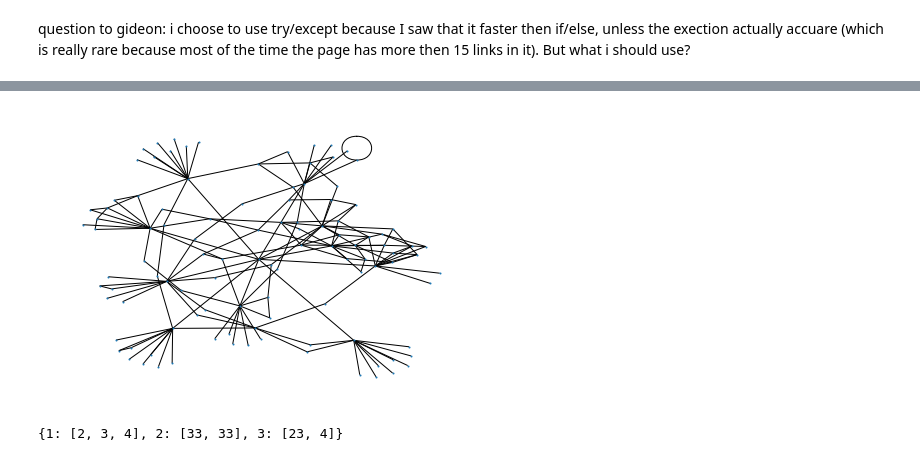
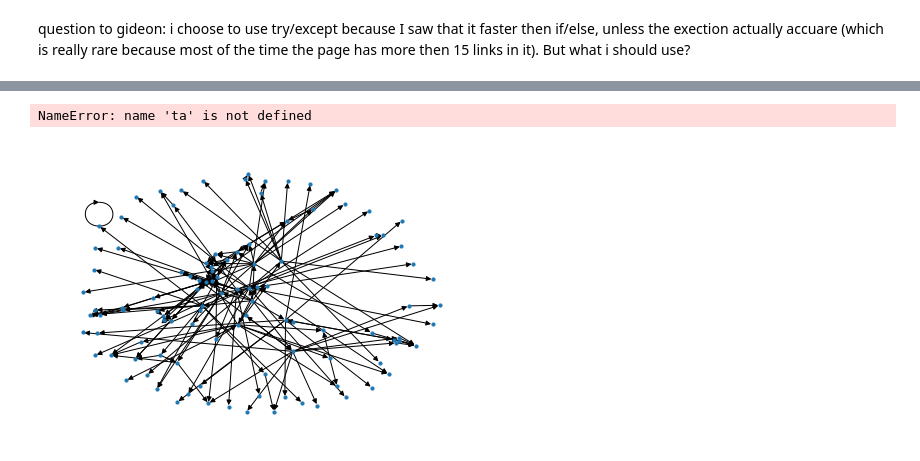
Before and after one commit to yonybyalsky/chess_js, a Jupyter notebook: Untitled.ipynb, the cells around one changed output, grey strips where cells are left out. Drawn from its saved outputs; the diff is of its cells as text; code cells hidden in the pictures.

```diff
--- a/Untitled.ipynb
+++ b/Untitled.ipynb
@@ -89,13 +404,8 @@ t
 # %%
-G = nx.from_dict_of_lists(t)
+G = nx.DiGraph(ta)
+# %% [output]
+NameError: name 'ta' is not defined
 # %%
-nx.draw(G, node_size=1)
+nx.draw(G, node_size=10)
 # %% [output]
-[figure, old version]
+[figure, new version]
-# %%
-n = {1: [2, 3, 4], 2:[33,33]}
-t = {3: [23,4]}
-n.update(t)
-print(n)
-# %% [output]
-{1: [2, 3, 4], 2: [33, 33], 3: [23, 4]}
```
Also changed, not shown: parts of 23 cells of this notebook, 7 other files.
